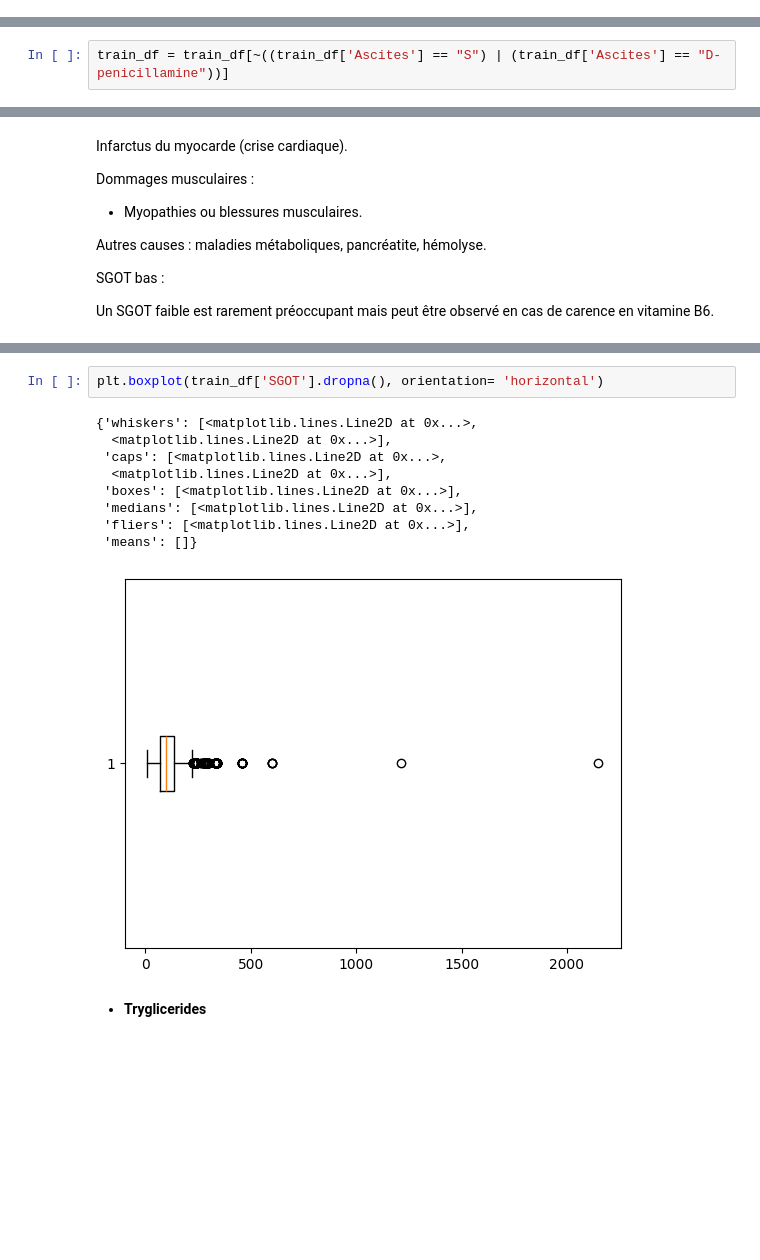
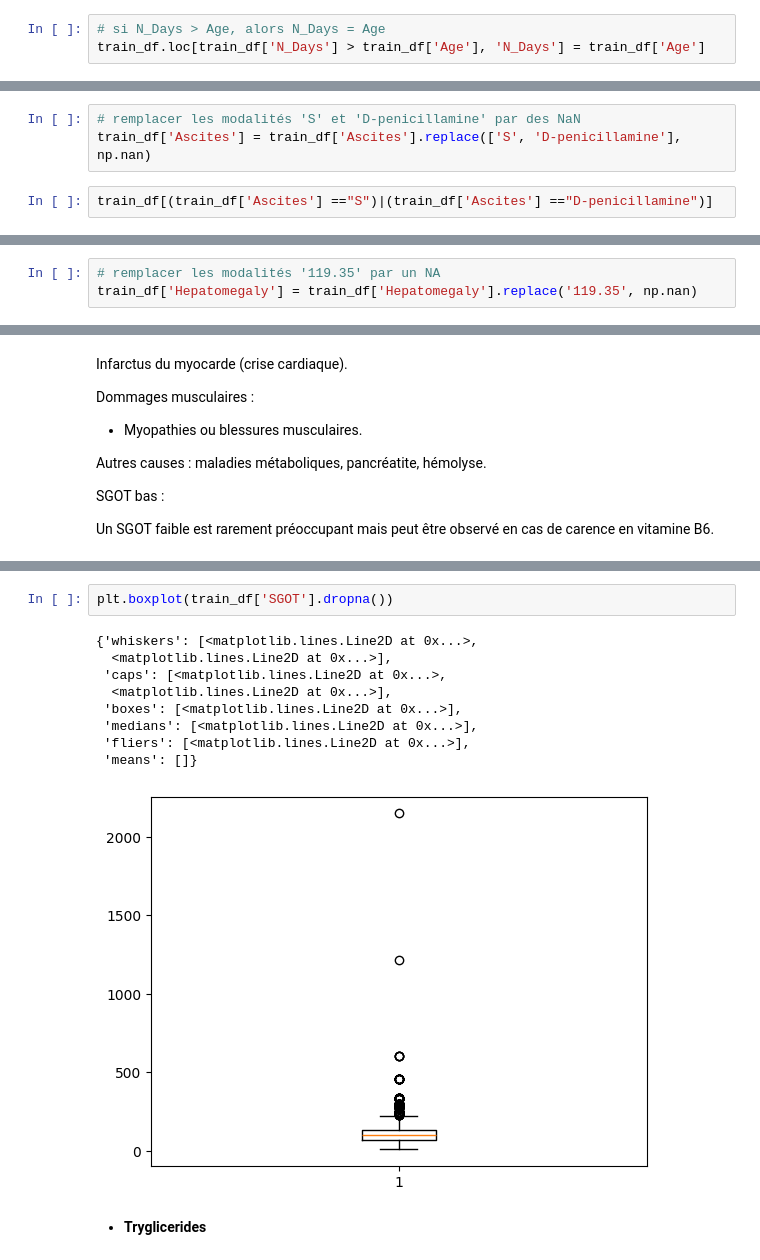
Before and after one commit to melaniedaddio/projet, a Jupyter notebook: EDA.ipynb, the cells around one changed output, grey strips where cells are left out. Cells and saved outputs as stored; diff of their text form; blank space fills up the shorter version.

```diff
--- a/EDA.ipynb
+++ b/EDA.ipynb
@@ -294,3 +283,6 @@ train_df.drop(train_df[train_df['Age'] < train_df['N_Days']].index, inplace=True
+# %%
+# si N_Days > Age, alors N_Days = Age
+train_df.loc[train_df['N_Days'] > train_df['Age'], 'N_Days'] = train_df['Age']
 # %%
 train_df[train_df['Age']<train_df['N_Days']]
 # %% [output]
@@ -422,2 +415,5 @@ train_df[(train_df['Ascites'] =="S")|(train_df['Ascites'] =="D-penicillamine")]
+# %%
+# remplacer les modalités 'S' et 'D-penicillamine' par des NaN
+train_df['Ascites'] = train_df['Ascites'].replace(['S', 'D-penicillamine'], np.nan)
 # %%
-train_df = train_df[~((train_df['Ascites'] == "S") | (train_df['Ascites'] == "D-penicillamine"))]
+train_df[(train_df['Ascites'] =="S")|(train_df['Ascites'] =="D-penicillamine")]
@@ -447,3 +445,6 @@ train_df[train_df['Hepatomegaly']=='119.35']
+# %%
+# remplacer les modalités '119.35' par un NA
+train_df['Hepatomegaly'] = train_df['Hepatomegaly'].replace('119.35', np.nan)
 # %%
 train_df = train_df[~(train_df['Hepatomegaly']=='119.35')]
 # %%
@@ -958,14 +958,14 @@ plt.hist(train_df['SGOT'])
 # %%
-plt.boxplot(train_df['SGOT'].dropna(), orientation= 'horizontal')
+plt.boxplot(train_df['SGOT'].dropna())
 # %% [output]
 {'whiskers': [<matplotlib.lines.Line2D at 0x...>,
   <matplotlib.lines.Line2D at 0x...>],
  'caps': [<matplotlib.lines.Line2D at 0x...>,
   <matplotlib.lines.Line2D at 0x...>],
  'boxes': [<matplotlib.lines.Line2D at 0x...>],
  'medians': [<matplotlib.lines.Line2D at 0x...>],
  'fliers': [<matplotlib.lines.Line2D at 0x...>],
  'means': []}
-[figure, old version]
+[figure, new version]
 # %% [markdown]
 * **Tryglicerides**
```
Also changed, not shown: parts of 59 cells of this notebook.
